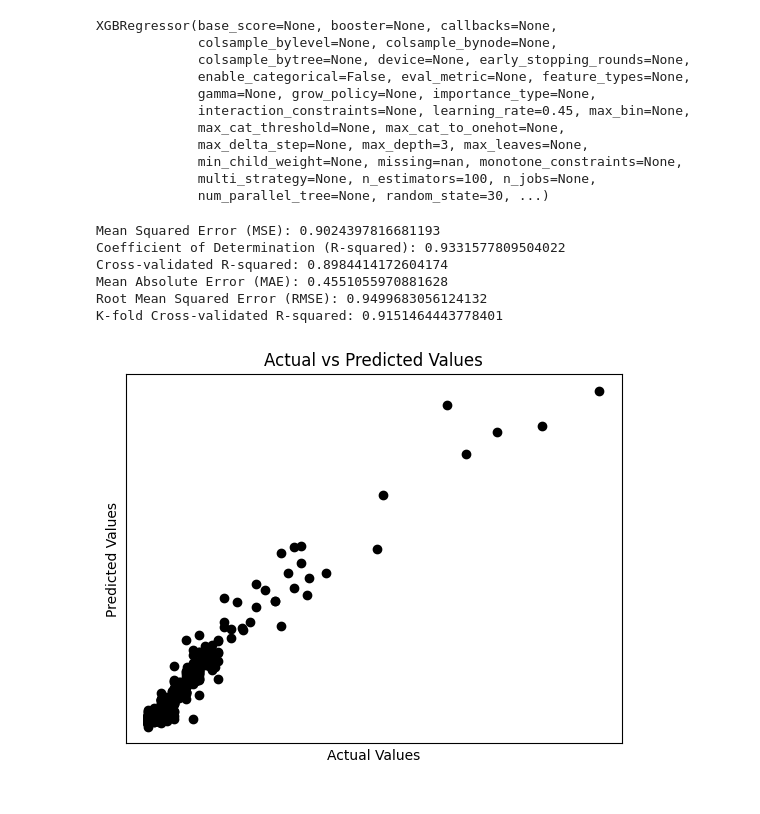
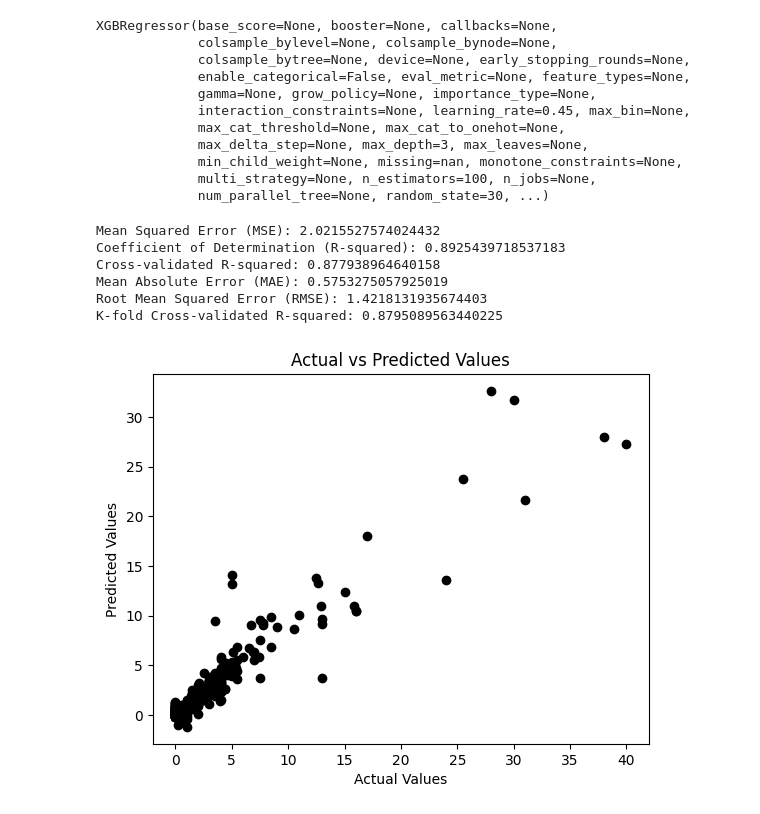
Before and after one commit to twarep/electrifly, a Jupyter notebook: Prescription_XGBoost_model.ipynb, the cells around one changed output. Saved outputs shown, nothing was run; the diff lists cells and outputs as text; code cells hidden in the pictures.

```diff
--- a/Prescription_XGBoost_model.ipynb
+++ b/Prescription_XGBoost_model.ipynb
@@ -139,17 +24,17 @@ def one_hot(df, col, pre):
   encoded = pd.get_dummies(df[col], prefix=pre)
   for column in encoded:
     encoded = encoded.rename(columns={column: col + "_" + column})
-  encoded['Unique Data Identifier'] = df['Unique Data Identifier']
+  encoded['unique_data_identifier'] = df['unique_data_identifier']
   return encoded
 # %%
 # Encode Train data
-train_encoded = one_hot(train_data, "Activity", 'is')
-final_train_x = pd.merge(train_data, train_encoded, on=["Unique Data Identifier"])
-final_train_y = final_train_x["SOC Delta"].to_numpy()
-final_train_x = final_train_x.drop(columns=["SOC Delta", "Id", "Unique Data Identifier", "Activity"])
+train_encoded = one_hot(train_data, "activity", 'is')
+final_train_x = pd.merge(train_data, train_encoded, on=["unique_data_identifier"])
+final_train_y = final_train_x["soc_delta"].to_numpy()
+final_train_x = final_train_x.drop(columns=["soc_delta", "id", "unique_data_identifier", "activity", "Unnamed: 0"])
 
 # Encode Test data
-test_encoded = one_hot(test_data, "Activity", 'is')
-final_test_x = pd.merge(test_data, test_encoded, on=["Unique Data Identifier"])
-final_test_y = final_test_x["SOC Delta"].to_numpy()
-final_test_x = final_test_x.drop(columns=["SOC Delta", "Id", "Unique Data Identifier", "Activity"])
+test_encoded = one_hot(test_data, "activity", 'is')
+final_test_x = pd.merge(test_data, test_encoded, on=["unique_data_identifier"])
+final_test_y = final_test_x["soc_delta"].to_numpy()
+final_test_x = final_test_x.drop(columns=["soc_delta", "id", "unique_data_identifier", "activity", "Unnamed: 0"])
@@ -243,8 +112,8 @@ XGBRegressor(base_score=None, booster=None, callbacks=None,
              num_parallel_tree=None, random_state=30, ...)
 # %%
 # if there is no power on stall activities in test set, add the column with all false values
-if 'Activity_is_power on stall' not in final_test_x.columns:
-  final_test_x.insert(loc=final_test_x.columns.get_loc('Activity_is_slow flight'), column='Activity_is_power on stall', value=False)
+if 'activity_is_power on stall' not in final_test_x.columns:
+  final_test_x.insert(loc=final_test_x.columns.get_loc('activity_is_slow flight'), column='activity_is_power on stall', value=False)
 # %%
 # Make predictions on the test data
 y_pred = xgb_model.predict(final_test_x)
@@ -286,28 +155,25 @@ cross_val_r_squared = cross_val_score(xgb_model, final_train_x, final_train_y, c
 # Display the results
 print(f'K-fold Cross-validated R-squared: {np.mean(cross_val_r_squared)}')
 # %% [output]
-Mean Squared Error (MSE): 0.9024397816681193
-Coefficient of Determination (R-squared): 0.9331577809504022
-Cross-validated R-squared: 0.8984414172604174
-Mean Absolute Error (MAE): 0.4551055970881628
-Root Mean Squared Error (RMSE): 0.9499683056124132
-K-fold Cross-validated R-squared: 0.9151464443778401
+Mean Squared Error (MSE): 2.0215527574024432
+Coefficient of Determination (R-squared): 0.8925439718537183
+Cross-validated R-squared: 0.877938964640158
+Mean Absolute Error (MAE): 0.5753275057925019
+Root Mean Squared Error (RMSE): 1.4218131935674403
+K-fold Cross-validated R-squared: 0.8795089563440225
 # %%
 import matplotlib.pyplot as plt
 
 # Plot outputs
 plt.scatter(final_test_y, y_pred, color="black")
 
-plt.xticks(())
-plt.yticks(())
-
 plt.xlabel("Actual Values")
 plt.ylabel("Predicted Values")
 plt.title("Actual vs Predicted Values")
 
 plt.show()
 # %% [output]
-[figure, old version]
+[figure, new version]
 # %%
 # Get feature importances
 feature_importances = xgb_model.feature_importances_
```
Also changed, not shown: parts of 15 cells of this notebook, 10 other files.
